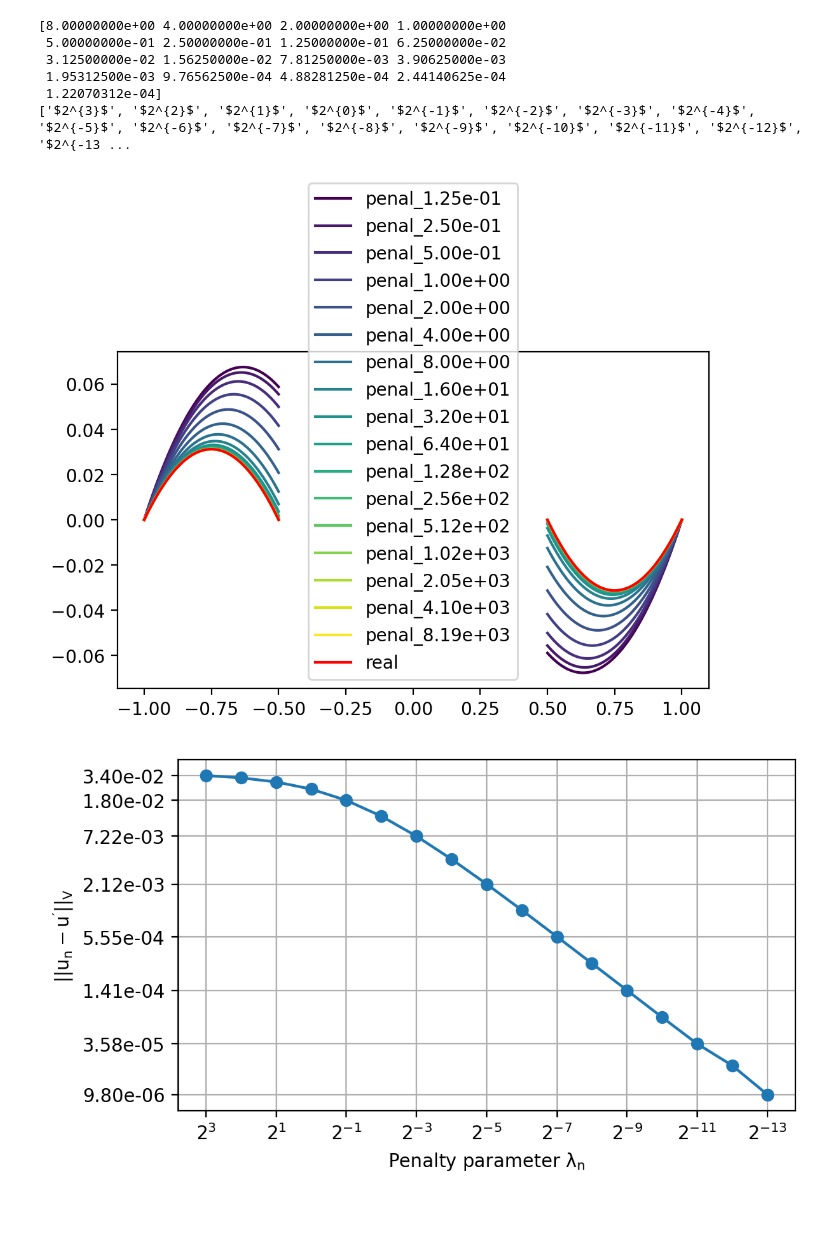
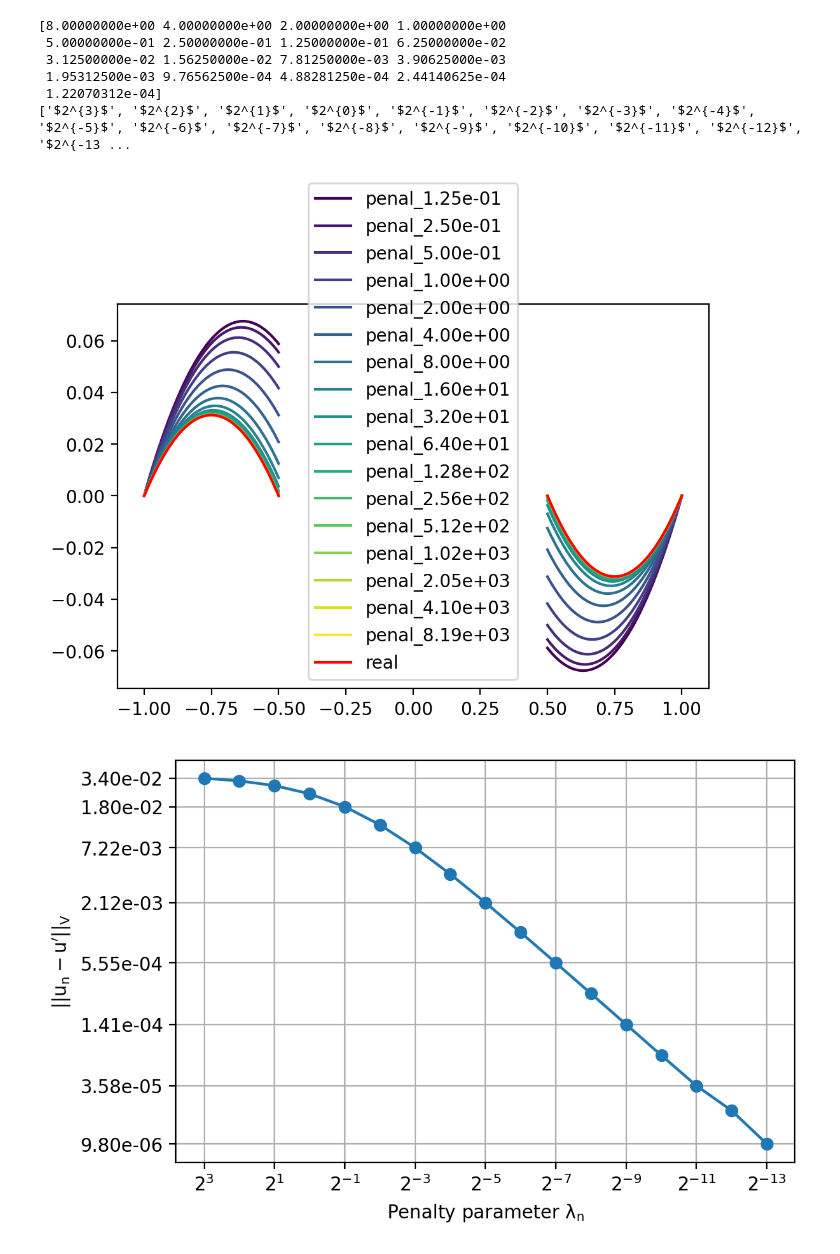
Before and after one commit to KOS-UJ/Spring-Rods-System-Approximation, a Jupyter notebook: experiments/convergence_result.ipynb, the cells around one changed output. Cells and saved outputs as stored; diff of their text form; code cells hidden in the pictures; blank space fills up the shorter version.

```diff
--- a/experiments/convergence_result.ipynb
+++ b/experiments/convergence_result.ipynb
@@ -15,7 +15,8 @@ plt.rcParams.update({
     'axes.grid': True,
     'figure.facecolor': 'white',
     'mathtext.default': 'regular',
-    'figure.figsize': (6, 4)
+    'figure.figsize': (6, 4),
+    'figure.dpi': 200
 })
 # %%
 model_setup = {
@@ -121,29 +120,30 @@ plt.plot(model.domain[1], constrained_solution[1], color='red')
 plt.legend()
 plt.grid()
 # %% [output]
-[figure, old version]
+[figure, new version]
 # %%
 param_x_ticks = np.linspace(0, len(penal_params) - 1, 9, dtype=int)
 # %%
-fig = plt.gcf()
-fig.set_size_inches((6, 4.5))
-
 plt.plot(penal_params, error_norm, marker='o')
 plt.xlabel('Penalty parameter $\lambda_n$')
-target_sign = "'" if experiment_idx == 1 else "''"
-plt.ylabel(f'$||u${target_sign}$ - u_n||_V$')
+
+if experiment_idx == 1:
+    plt.ylabel(r"$||u_n - u\rm{'}||_V$")
+else:
+    plt.ylabel(r"$||u_n - u\rm{'}\rm{'}||_V$")
+
 plt.xscale('log')
 plt.yscale('log')
 
 plt.minorticks_off()
 plt.xticks(penal_params[param_x_ticks], np.array(penal_params_labels)[param_x_ticks])
 
 plt.gca().invert_xaxis()
 yticks = np.delete(error_norm[::2], 1)
 plt.yticks(yticks, [f'{err:.2e}' for err in yticks])
 plt.savefig(f'plots/convergence_results/convergence_error_norm_{experiment_idx}.png', bbox_inches='tight')
 # %% [output]
-[figure, old version]
+[figure, new version]
 # %%
 plt.plot([s[0] for s in spring_ends], label='$u_1(-l)$', marker='o')
 plt.plot([s[1] for s in spring_ends], label='$u_2(l)$', marker='^')
```
Also changed, not shown: parts of 4 cells of this notebook.
